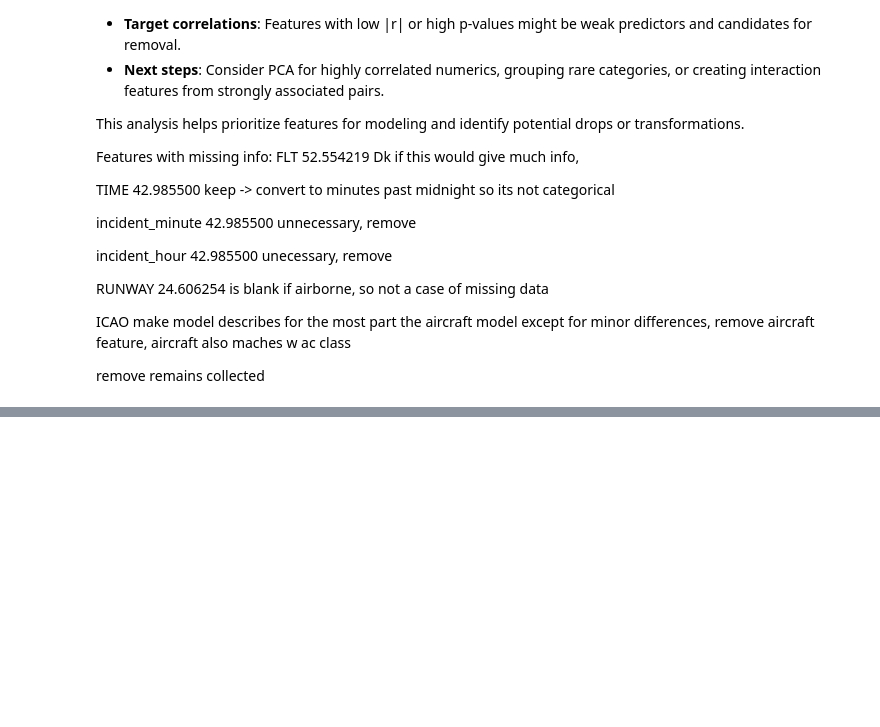
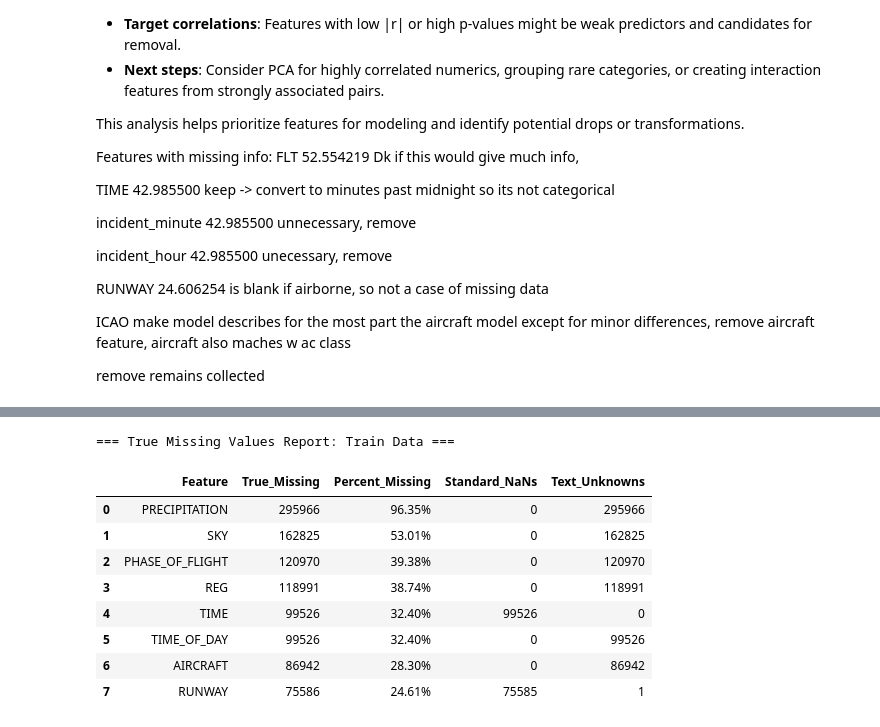
Before and after one commit to sebiaramirez/mpb-ML-project, a Jupyter notebook: ML_project.ipynb, the cells around one changed output, grey strips where cells are left out. Cells and saved outputs as stored; diff of their text form; code cells hidden in the pictures; blank space fills up the shorter version.

```diff
--- a/ML_project.ipynb
+++ b/ML_project.ipynb
@@ -918,0 +1052,60 @@ Total columns: 37
+# %%
+
+
+def get_missing_report(df, name="Dataset"):
+    print(f"=== True Missing Values Report: {name} ===")
+
+    # Define what we consider "missing" in text columns
+    sneaky_missing = ['unknown', 'n/a', 'na', '', ' ', 'none']
+
+    results = []
+    for col in df.columns:
+        # 1. Count standard Pandas NaNs
+        nan_count = df[col].isna().sum()
+
+        # 2. Count text-based hidden missing values (only check object/string columns)
+        if df[col].dtype == object or df[col].dtype.name == 'category' or df[col].dtype == 'string':
+            string_missing = df[col].astype(str).str.strip().str.lower().isin(sneaky_missing).sum()
+        else:
+            string_missing = 0
+
+        # 3. Calculate true total
+        total_missing = nan_count + string_missing
+
+        # Only add to our report if it's actually missing data
+        if total_missing > 0:
+            results.append({
+                'Feature': col,
+                'True_Missing': total_missing,
+                'Percent_Missing': (total_missing / len(df)) * 100,
+                'Standard_NaNs': nan_count,
+                'Text_Unknowns': string_missing
+            })
+
+    if not results:
+        print("Zero missing values found! The dataset is 100% full.\n")
+        return
+
+    # Format as a clean DataFrame and sort by the worst offenders
+    missing_df = pd.DataFrame(results).sort_values(by='Percent_Missing', ascending=False).reset_index(drop=True)
+
+    # Make the percentage look pretty
+    missing_df['Percent_Missing'] = missing_df['Percent_Missing'].apply(lambda x: f"{x:.2f}%")
+
+    # Display the table
+    display(missing_df) # Use print(missing_df) if your environment doesn't like display()
+
+# Run it on both datasets
+get_missing_report(train_clean, "Train Data")
+print("\n")
+# %% [output]
+=== True Missing Values Report: Train Data ===
+|  | Feature | True_Missing | Percent_Missing | Standard_NaNs | Text_Unknowns |
+| 0 | PRECIPITATION | 295966 | 96.35% | 0 | 295966 |
+| 1 | SKY | 162825 | 53.01% | 0 | 162825 |
+| 2 | PHASE_OF_FLIGHT | 120970 | 39.38% | 0 | 120970 |
+| 3 | REG | 118991 | 38.74% | 0 | 118991 |
+| 4 | TIME | 99526 | 32.40% | 99526 | 0 |
+| 5 | TIME_OF_DAY | 99526 | 32.40% | 0 | 99526 |
+| 6 | AIRCRAFT | 86942 | 28.30% | 0 | 86942 |
+| 7 | RUNWAY | 75586 | 24.61% | 75585 | 1 |
```
Also changed, not shown: parts of 12 cells of this notebook.
